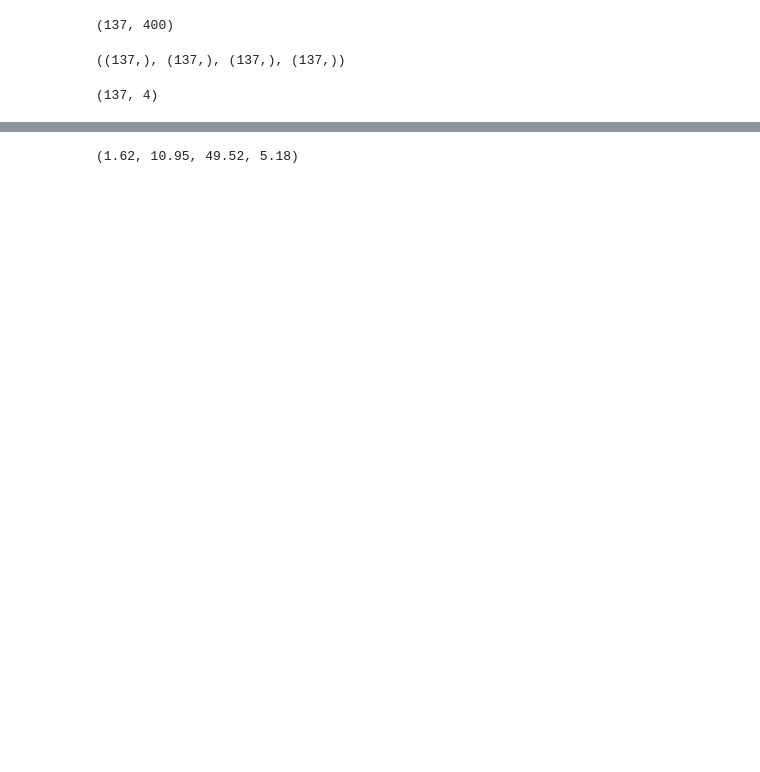
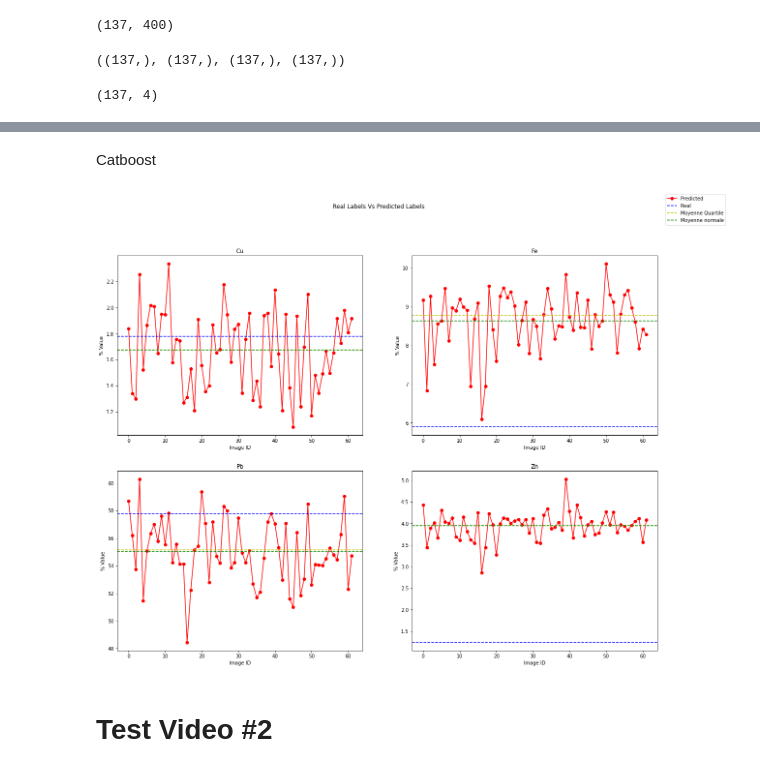
Before and after one commit to Ahmedbendaouia/MIC-DS23-CNNR-FFT-TinyML, a Jupyter notebook: FFT on froth/fft_based.ipynb, the cells around one changed output, grey strips where cells are left out. Drawn from its saved outputs; the diff is of its cells as text; code cells hidden in the pictures; blank space fills up the shorter version.

```diff
--- a/FFT on froth/fft_based.ipynb
+++ b/FFT on froth/fft_based.ipynb
@@ -532,6 +571,12 @@ for elem in ["Cu", "Fe", "Pb", "Zn"]:
+# %% [markdown]
+Catboost
+# %%
+Teneur_predit = predict_video("./video_test/rl4_pb30-6.mp4", mcb)
+Moyenne = CalculMoyenneTenneursPredites(Teneur_predit)
+PlotAllTenneurs(Teneur_predit, TeunneurReel, Moyenne)
+# %% [output]
+[figure, added]
+# %% [markdown]
+# Test Video #2
 # %%
 TeunneurReel = TenneurReel("rl4_pb12-4.mp4", "DataSource.xlsx")
-# %%
-TeunneurReel
-# %% [output]
-(1.62, 10.95, 49.52, 5.18)
```
Also changed, not shown: parts of 60 cells of this notebook, 13 other files.
